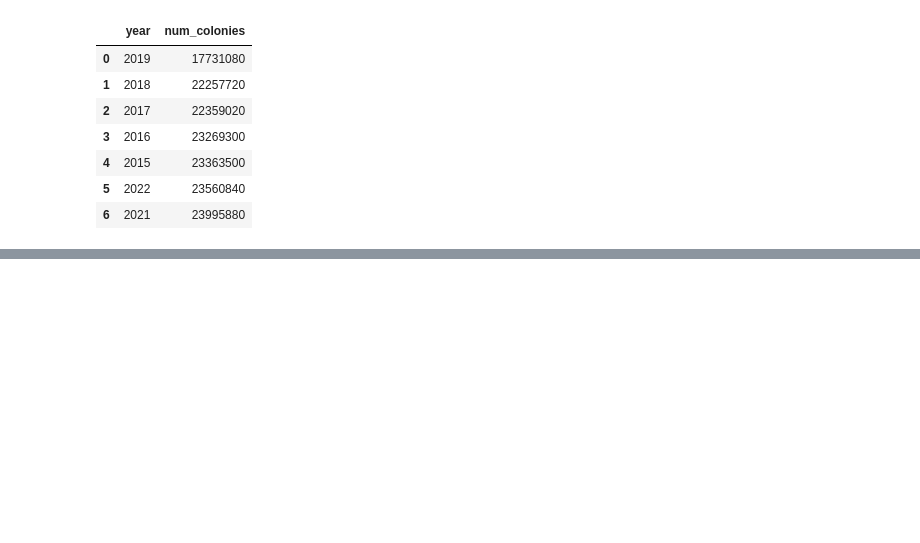
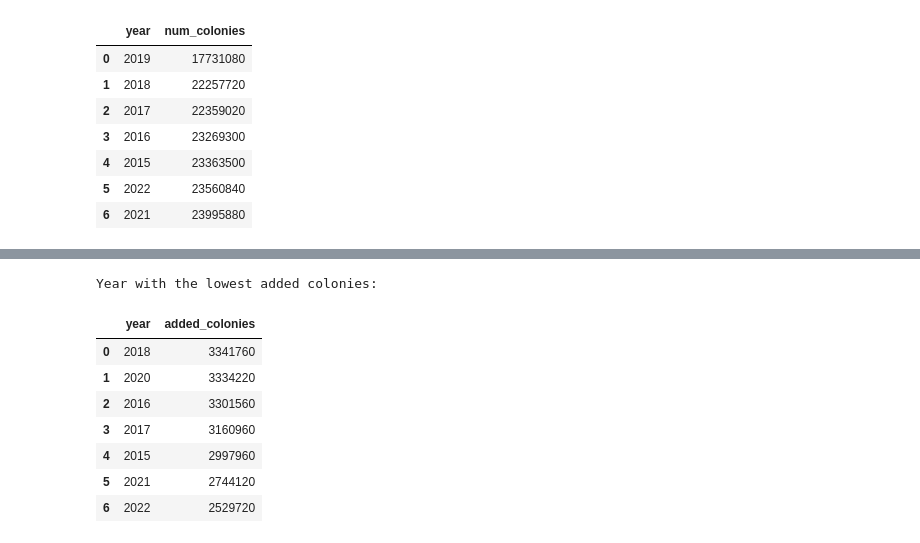
Before and after one commit to 254Bit/InteractiveDashboards, a Jupyter notebook: Save the bees/SaveBees.ipynb, the cells around one changed output, grey strips where cells are left out. Saved outputs shown, nothing was run; the diff lists cells and outputs as text; code cells hidden in the pictures; blank space fills up the shorter version.

```diff
--- a/Save the bees/SaveBees.ipynb
+++ b/Save the bees/SaveBees.ipynb
@@ -135,6 +151,16 @@ Year with the lowest colonies:
 # %%
-grouped_year = df.groupby('year')['num_colonies'].sum().reset_index()
-lowest_colonies = grouped_year.sort_values(by='num_colonies', ascending=True)
-lowest_colonies.reset_index(drop=True, inplace=True)
-print('Year with the lowest colonies: ')
-lowest_colonies.head(7)
+grouped_year = df.groupby('year')['added_colonies'].sum().reset_index()
+lowest_added_colonies = grouped_year.sort_values(by='added_colonies', ascending=False)
+lowest_added_colonies.reset_index(drop=True, inplace=True)
+print('Year with the lowest added colonies: ')
+lowest_added_colonies.head(7)
+# %% [output]
+Year with the lowest added colonies:
+|  | year | added_colonies |
+| 0 | 2018 | 3341760 |
+| 1 | 2020 | 3334220 |
+| 2 | 2016 | 3301560 |
+| 3 | 2017 | 3160960 |
+| 4 | 2015 | 2997960 |
+| 5 | 2021 | 2744120 |
+| 6 | 2022 | 2529720 |
```
Also changed, not shown: parts of 3 cells of this notebook.
